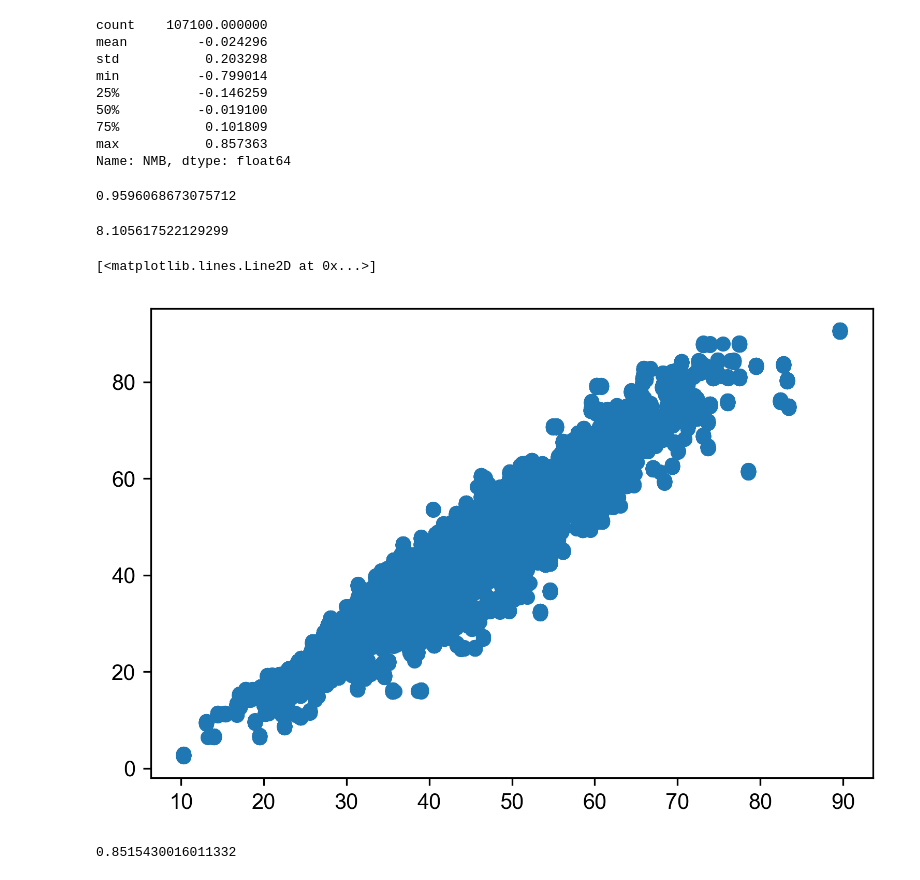
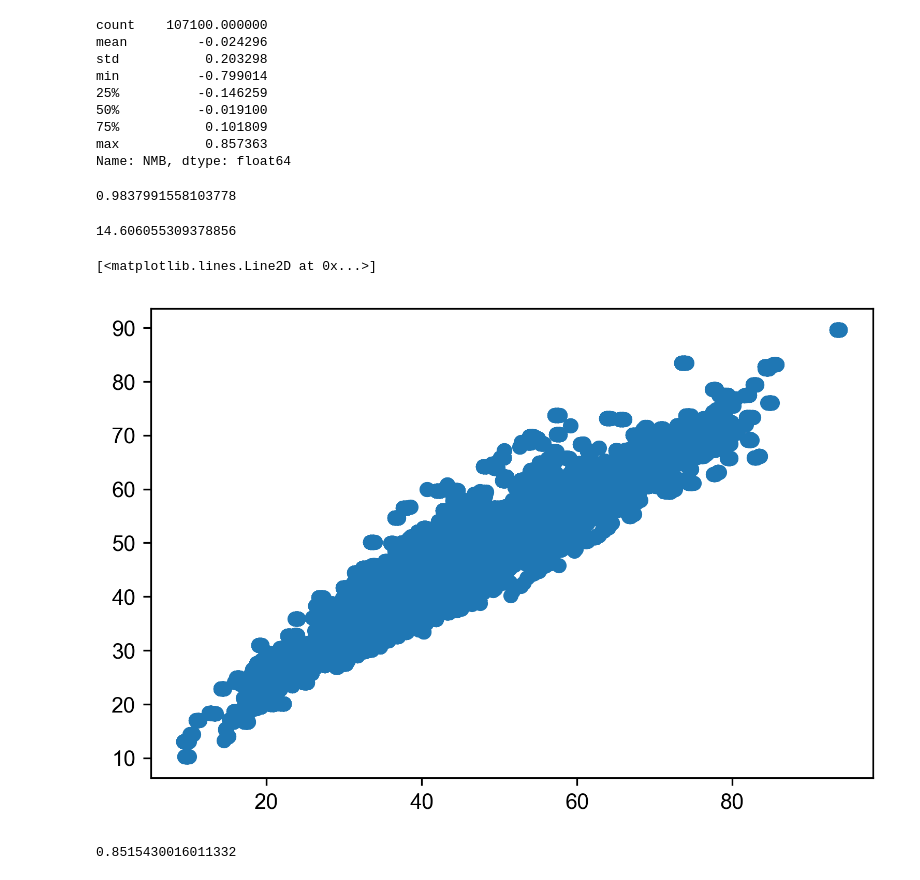
Before and after one commit to csuen27/ozone-mortality, a Jupyter notebook: Extended Analyses/china_urban-rural_validation.ipynb, the cells around one changed output. Cells and saved outputs as stored; diff of their text form; code cells hidden in the pictures.

```diff
--- a/Extended Analyses/china_urban-rural_validation.ipynb
+++ b/Extended Analyses/china_urban-rural_validation.ipynb
@@ -275,2 +322,0 @@ plt.plot(pred_urban,data_urban['O3_MDA8_urban_pred2'],'o')
-# %%
-data_urban['O3_MDA8_urban_pred4'] = 0.5*(data_urban['O3_MDA8_urban_pred1']+data_urban['O3_MDA8_urban_pred2'])
@@ -336,21 +351,20 @@ X = data_urban[['x',
  'z',
  'a',
  'b',
- 's','O3_ADA_x','MDA8h_urban']]
-y = data_urban['O3_MDA8']
+ 's','O3_ADA_x','MDA8h_urban','O3_MDA8_urban_pred3']]
+y = data_urban['O3_MDA8h_x']
 
 mod_urban = RandomForestRegressor(n_estimators=25, max_depth = 10)
 
 mod_urban.fit(X,y)
-pred_urban = mod_urban.predict(X)*0.925+5
+pred_urban = mod_urban.predict(X)
-# %%
-data_urban['O3_MDA8_urban_pred1'] = data_urban['MDA8h_pred']/1.96
-data_urban['O3_MDA8_urban_pred2'] = pred_urban
+# %%
+data_urban['O3_MDA8_urban_pred5'] = pred_urban
 # %%
-R2(pred_urban,y)
+R2(data_urban['O3_MDA8_urban_pred5'],y)
 # %% [output]
-0.9596068673075712
+0.9837991558103778
 # %%
-MSE(pred_urban,y)
+MSE(data_urban['O3_MDA8_urban_pred5'],y)
 # %% [output]
-8.105617522129299
+14.606055309378856
@@ -359,8 +371,8 @@ rand = np.random.rand(107100)*0.5-0.25
-# %%
-plt.plot((pred_urban+data_urban['O3_MDA8_urban_pred1'])/2,y+rand,'o')
-# %% [output]
-[<matplotlib.lines.Line2D at 0x...>]
-[figure, removed]
+# %%
+plt.plot(data_urban['O3_MDA8_urban_pred6']/1.96,data_urban['O3_MDA8_urban_pred4'],'o')
+# %% [output]
+[<matplotlib.lines.Line2D at 0x...>]
+[figure, added]
 # %%
 #### Rural recalibration
 # %%
```
Also changed, not shown: parts of 37 cells of this notebook, 3 other files.
